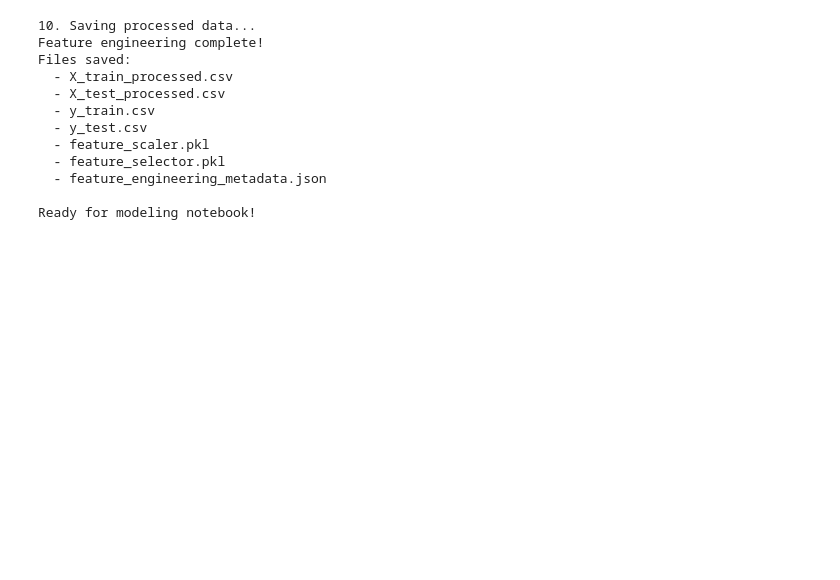
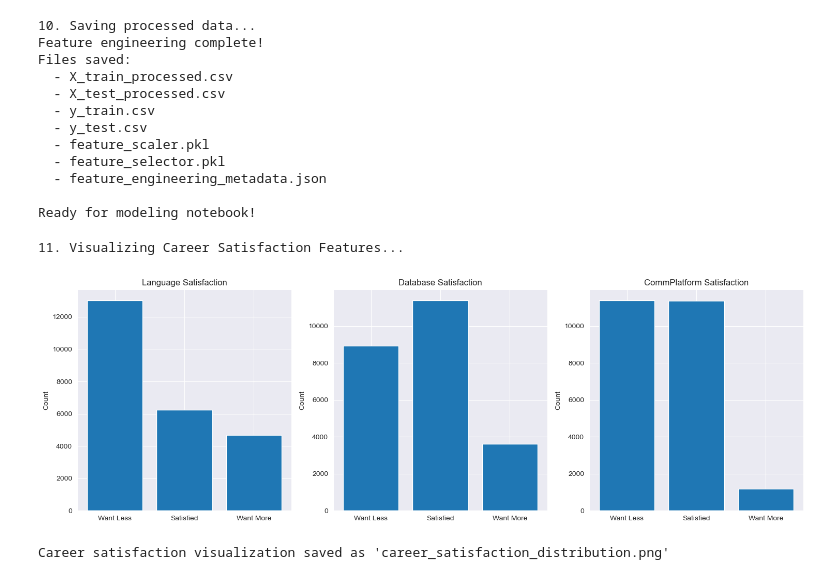
Before and after one commit to dmarcano11/udacity-dsnd-project-1, a Jupyter notebook: notebooks/03_feature_engineering.ipynb, the cells around one changed output. Saved outputs shown, nothing was run; the diff lists cells and outputs as text; code cells hidden in the pictures; blank space fills up the shorter version.

Commit message:
visualization of satisfaction related features

```diff
--- a/notebooks/03_feature_engineering.ipynb
+++ b/notebooks/03_feature_engineering.ipynb
@@ -438,3 +438,30 @@ Files saved:
   - feature_engineering_metadata.json
 
 Ready for modeling notebook!
+# %%
+# Quick visualization of career satisfaction features
+print("\n11. Visualizing Career Satisfaction Features...")
+
+fig, axes = plt.subplots(1, 3, figsize=(15, 5))
+
+satisfaction_cols = [col for col in satisfaction_features.keys() if 'Satisfaction' in col]
+
+for i, col in enumerate(satisfaction_cols):
+    if col in df_encoded.columns:
+        value_counts = df_encoded[col].value_counts().sort_index()
+        labels = ['Want Less', 'Satisfied', 'Want More']
+        axes[i].bar(range(len(value_counts)), value_counts.values)
+        axes[i].set_title(f'{col.replace("_", " ")}')
+        axes[i].set_xticks(range(len(value_counts)))
+        axes[i].set_xticklabels(labels)
+        axes[i].set_ylabel('Count')
+
+plt.tight_layout()
+plt.savefig('../data/processed/career_satisfaction_distribution.png', dpi=300, bbox_inches='tight')
+plt.show()
+
+print("Career satisfaction visualization saved as 'career_satisfaction_distribution.png'")
+# %% [output]
+11. Visualizing Career Satisfaction Features...
+[figure, added]
+Career satisfaction visualization saved as 'career_satisfaction_distribution.png'
```
